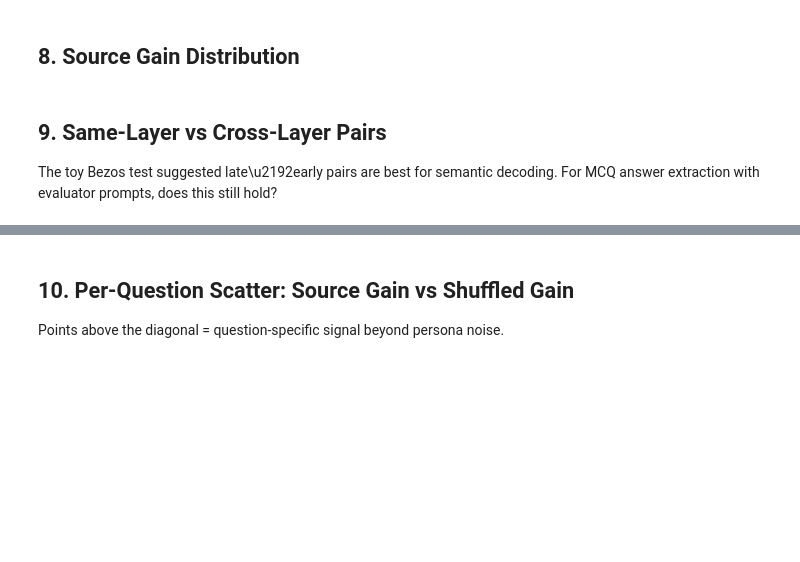
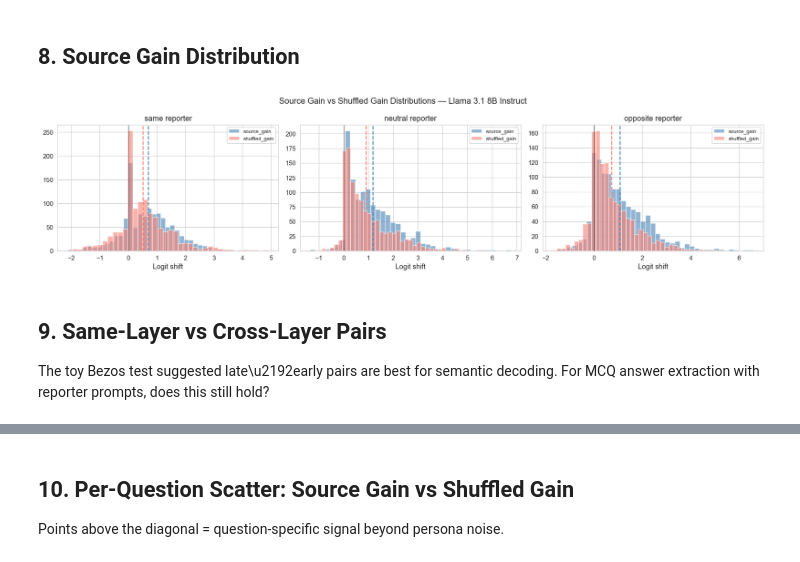
Before and after one commit to tristan-day-research/cross-persona-introspection, a Jupyter notebook: analysis/analyze_patchscope.ipynb, the cells around one changed output, grey strips where cells are left out. Saved outputs shown, nothing was run; the diff lists cells and outputs as text; code cells hidden in the pictures; blank space fills up the shorter version.

```diff
--- a/analysis/analyze_patchscope.ipynb
+++ b/analysis/analyze_patchscope.ipynb
@@ -102,14 +180,17 @@ For each (question, source_persona, evaluator, layer_pair), compute:
 - **shuffled_gain** = logit_shuffled(source_answer) - logit_baseline(source_answer)
 - **net_gain** = source_gain - shuffled_gain (question-specific signal above persona noise)
 # %%
-key_cols = ['question_id', 'source_persona', 'evaluator_persona', 'source_layer', 'injection_layer']
+key_cols = ['question_id', 'source_persona', 'reporter_persona', 'source_layer', 'injection_layer']
 
 def build_gain_df(df):
     ae = df[df['template_name'] == 'answer_extraction'].copy()
+    # Build a question_id -> category map from the dataframe
+    qid_cat = ae.groupby('question_id')['category'].first().to_dict()
+
     groups = {}
     for _, row in ae.iterrows():
         key = tuple(row[c] for c in key_cols)
-        groups.setdefault(key, {})[row['condition']] = row
+        groups.setdefault(key, {})[row['condition']] = row.to_dict()
 
     gains = []
     for key, conds in groups.items():
@@ -118,26 +199,26 @@ def build_gain_df(df):
         real = conds['real']
         baseline = conds['text_only_baseline']
         shuffled = conds.get('shuffled')
-        src_answer = real['source_direct_answer']
+        src_answer = real.get('source_direct_answer')
         if not src_answer:
             continue
-        real_logits = real.get('choice_logits', {})
-        base_logits = baseline.get('choice_logits', {})
+        real_logits = real.get('choice_logits') or {}
+        base_logits = baseline.get('choice_logits') or {}
         if not real_logits or not base_logits or src_answer not in real_logits:
             continue
 
-        source_gain = real_logits[src_answer] - base_logits[src_answer]
+        source_gain = real_logits[src_answer] - base_logits.get(src_answer, 0)
         base_top = max(base_logits, key=base_logits.get)
-        target_drop = real_logits[base_top] - base_logits[base_top]
+        target_drop = real_logits.get(base_top, 0) - base_logits[base_top]
 
         shuf_gain = np.nan
-        if shuffled and shuffled.get('choice_logits'):
-            sl = shuffled['choice_logits']
+        if shuffled:
+            sl = shuffled.get('choice_logits') or {}
             if src_answer in sl:
-                shuf_gain = sl[src_answer] - base_logits[src_answer]
+                shuf_gain = sl[src_answer] - base_logits.get(src_answer, 0)
 
         eval_p = key[2]
-        if eval_p == 'neutral_evaluator':
+        if eval_p == 'neutral_reporter':
             rel = 'neutral'
         elif eval_p == key[1]:
             rel = 'same'
@@ -146,9 +227,10 @@ def build_gain_df(df):
 
         gains.append({
             'question_id': key[0], 'source_persona': key[1],
-            'evaluator_persona': key[2],
+            'reporter_persona': key[2],
             'source_layer': key[3], 'injection_layer': key[4],
             'layer_pair': f'{key[3]}\u2192{key[4]}',
+            'category': qid_cat.get(key[0], 'unknown'),
             'source_direct_answer': src_answer,
             'real_predicted': real.get('predicted'),
             'baseline_predicted': baseline.get('predicted'),
@@ -158,11 +240,16 @@ def build_gain_df(df):
             'net_gain': source_gain - shuf_gain if not np.isnan(shuf_gain) else np.nan,
             'real_correct': real.get('predicted') == src_answer,
             'baseline_correct': baseline.get('predicted') == src_answer,
-            'eval_relation': rel,
+            'reporter_relation': rel,
         })
     return pd.DataFrame(gains)
 
 gdf = build_gain_df(df)
+gdf['cat_label'] = gdf['category'].map(CAT_LABELS).fillna(gdf['category'])
 print(f'Gain records: {len(gdf)}')
+print(f'Categories: {gdf["category"].value_counts().to_dict()}')
 print(f'\nSource gain summary:')
 display(gdf[['source_gain', 'shuffled_gain', 'net_gain']].describe().round(3))
+
+cats_present = sorted(gdf['category'].unique())
+cat_labels_present = [CAT_LABELS.get(c, c) for c in cats_present]
@@ -278,25 +605,27 @@ print(f'  Disagree: {disagree["source_gain"].mean():.3f}')
 ## 8. Source Gain Distribution
 # %%
 fig, axes = plt.subplots(1, 3, figsize=(16, 4))
-for ax, rel in zip(axes, eval_order):
-    sub = gdf[gdf['eval_relation'] == rel]
+for ax, rel in zip(axes, reporter_order):
+    sub = gdf[gdf['reporter_relation'] == rel]
     ax.hist(sub['source_gain'].dropna(), bins=40, alpha=0.6, color='steelblue', label='source_gain')
     ax.hist(sub['shuffled_gain'].dropna(), bins=40, alpha=0.6, color='salmon', label='shuffled_gain')
     ax.axvline(0, color='black', linewidth=0.5)
     ax.axvline(sub['source_gain'].mean(), color='steelblue', linestyle='--', linewidth=1.5)
     ax.axvline(sub['shuffled_gain'].mean(), color='salmon', linestyle='--', linewidth=1.5)
-    ax.set_title(f'{rel} evaluator')
+    ax.set_title(f'{rel} reporter')
     ax.set_xlabel('Logit shift')
     ax.legend(fontsize=8)
 
 fig.suptitle(f'Source Gain vs Shuffled Gain Distributions \u2014 {MODEL}', fontsize=13)
 plt.tight_layout()
 plt.show()
+# %% [output]
+[figure, added]
 # %% [markdown]
 ## 9. Same-Layer vs Cross-Layer Pairs
 
 The toy Bezos test suggested late\u2192early pairs are best for semantic decoding.
-For MCQ answer extraction with evaluator prompts, does this still hold?
+For MCQ answer extraction with reporter prompts, does this still hold?
 # %%
 gdf['pair_type'] = np.where(gdf['source_layer'] == gdf['injection_layer'], 'same-layer', 'cross-layer')
 
```
Also changed, not shown: parts of 28 cells of this notebook, 3 other files.
